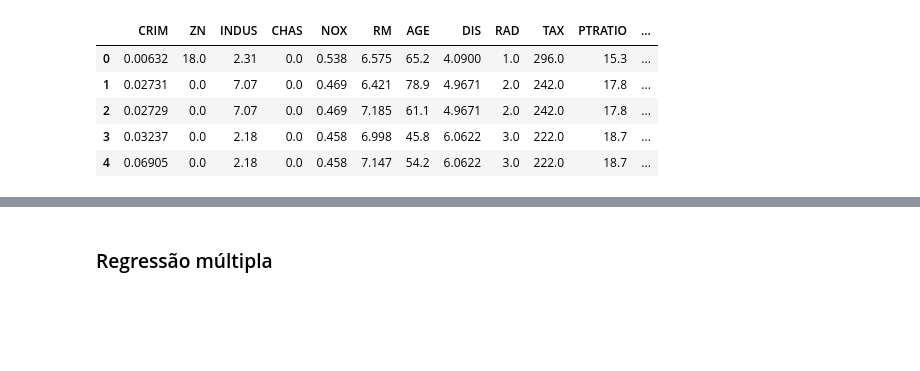
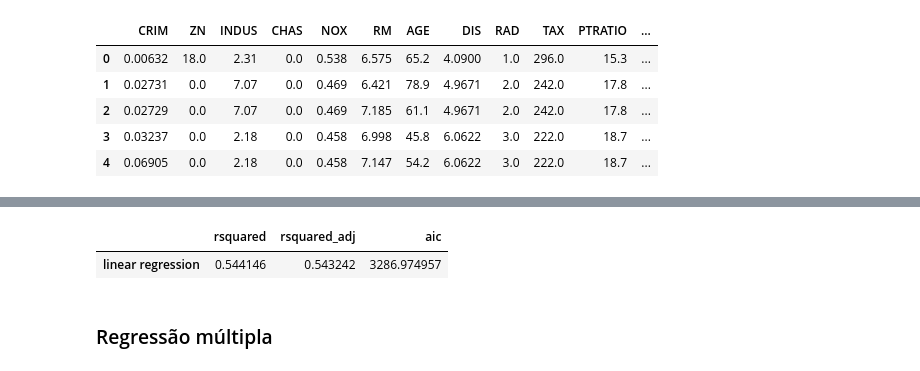
Before and after one commit to guyrux/ISL, a Jupyter notebook: ch03_linear_regression/ch3_01_exercicios.ipynb, the cells around one changed output, grey strips where cells are left out. Saved outputs shown, nothing was run; the diff lists cells and outputs as text; code cells hidden in the pictures; blank space fills up the shorter version.

```diff
--- a/ch03_linear_regression/ch3_01_exercicios.ipynb
+++ b/ch03_linear_regression/ch3_01_exercicios.ipynb
@@ -73,3 +76,9 @@ y_pred = pd.DataFrame(data=round(y_pred[["mean_ci_lower", "mean", "mean_ci_upper
+# %%
+dct_metrics = {}
+dct_metrics["linear regression"] = {"rsquared": result.rsquared, "rsquared_adj": result.rsquared_adj, "aic": result.aic}
+# %% [output]
+|  | rsquared | rsquared_adj | aic |
+| linear regression | 0.544146 | 0.543242 | 3286.974957 |
 # %% [markdown]
 ### Regressão múltipla
 # %%
```
Also changed, not shown: parts of 10 cells of this notebook, 3 other files.
